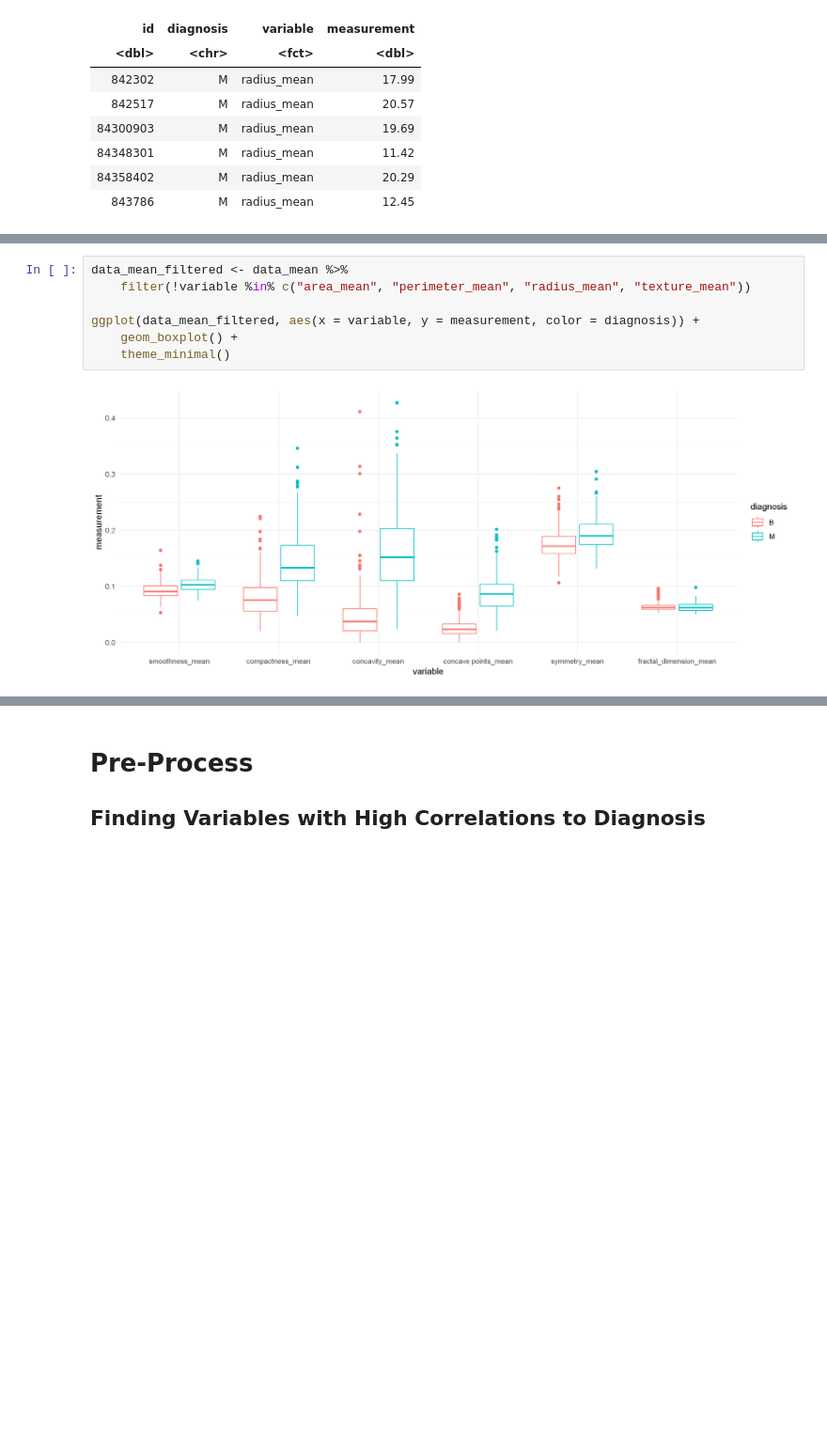
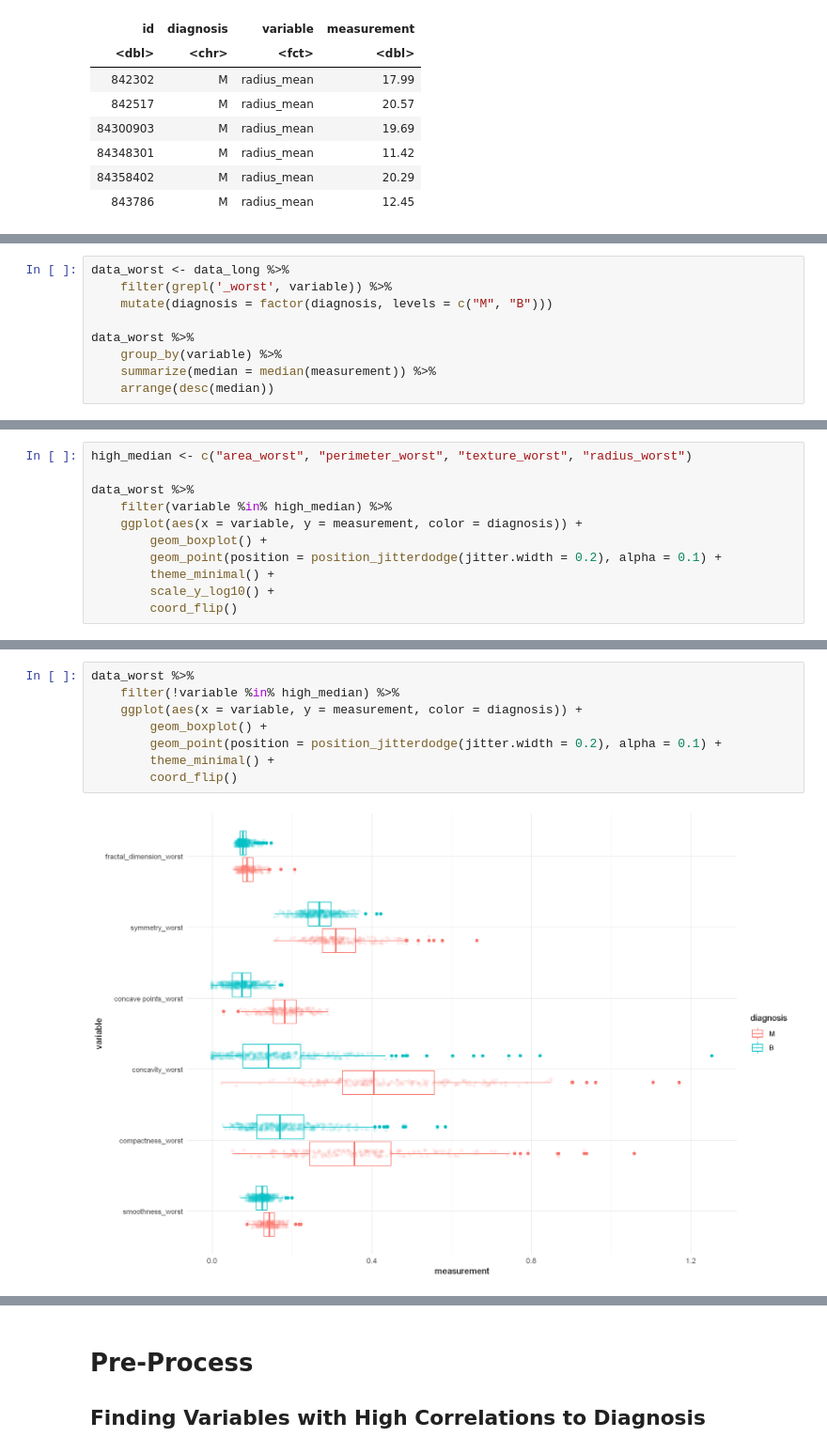
Before and after one commit to MichaszJ/Notebooks, a Jupyter notebook: Wisconsin Breast Cancer Classification.ipynb, the cells around one changed output, grey strips where cells are left out. Shown at 94% size. Drawn from its saved outputs; the diff is of its cells as text; blank space fills up the shorter version.

```diff
--- a/Wisconsin Breast Cancer Classification.ipynb
+++ b/Wisconsin Breast Cancer Classification.ipynb
@@ -117,0 +209,9 @@ ggplot(data_mean %>% filter(variable != "area_mean"), aes(x = variable, y = meas
+# %%
+data_worst <- data_long %>%
+    filter(grepl('_worst', variable)) %>%
+    mutate(diagnosis = factor(diagnosis, levels = c("M", "B")))
+
+data_worst %>%
+    group_by(variable) %>%
+    summarize(median = median(measurement)) %>%
+    arrange(desc(median))
@@ -117,0 +232,11 @@ ggplot(data_mean %>% filter(variable != "area_mean"), aes(x = variable, y = meas
+# %%
+high_median <- c("area_worst", "perimeter_worst", "texture_worst", "radius_worst")
+
+data_worst %>%
+    filter(variable %in% high_median) %>%
+    ggplot(aes(x = variable, y = measurement, color = diagnosis)) +
+        geom_boxplot() +
+        geom_point(position = position_jitterdodge(jitter.width = 0.2), alpha = 0.1) +
+        theme_minimal() +
+        scale_y_log10() +
+        coord_flip()
@@ -118,9 +245,10 @@ ggplot(data_mean %>% filter(variable != "area_mean"), aes(x = variable, y = meas
 # %%
-data_mean_filtered <- data_mean %>%
-    filter(!variable %in% c("area_mean", "perimeter_mean", "radius_mean", "texture_mean"))
-
-ggplot(data_mean_filtered, aes(x = variable, y = measurement, color = diagnosis)) +
-    geom_boxplot() +
-    theme_minimal()
+data_worst %>%
+    filter(!variable %in% high_median) %>%
+    ggplot(aes(x = variable, y = measurement, color = diagnosis)) +
+        geom_boxplot() +
+        geom_point(position = position_jitterdodge(jitter.width = 0.2), alpha = 0.1) +
+        theme_minimal() +
+        coord_flip()
 # %% [output]
-[figure, old version]
+[figure, new version]
```
Also changed, not shown: parts of 44 cells of this notebook.
